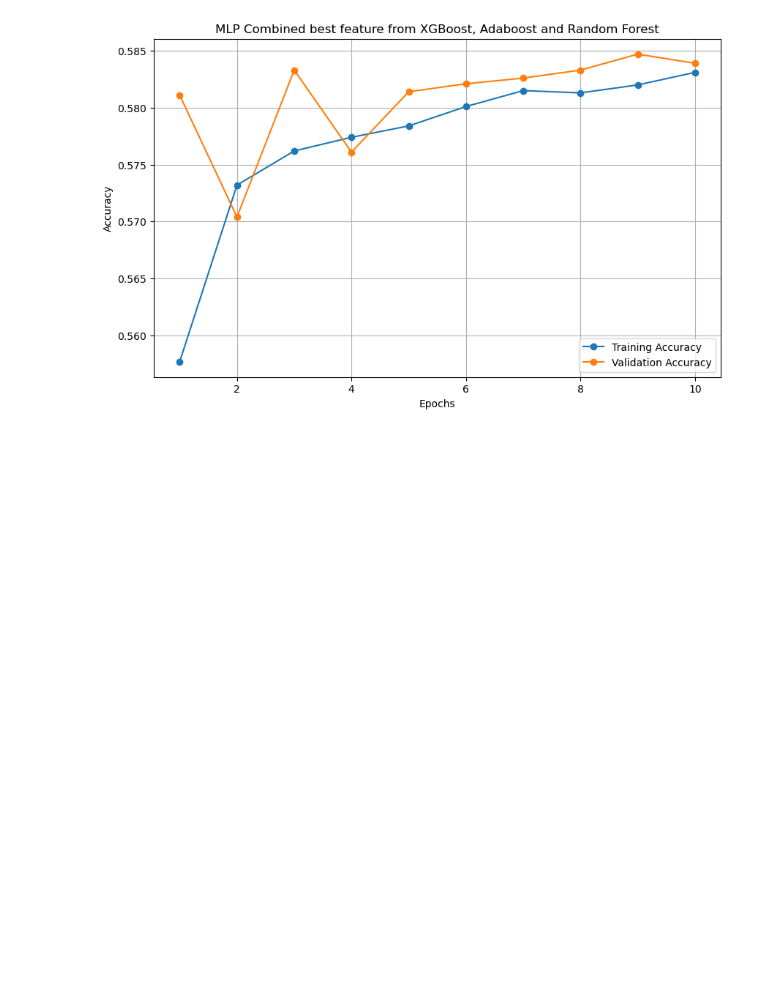
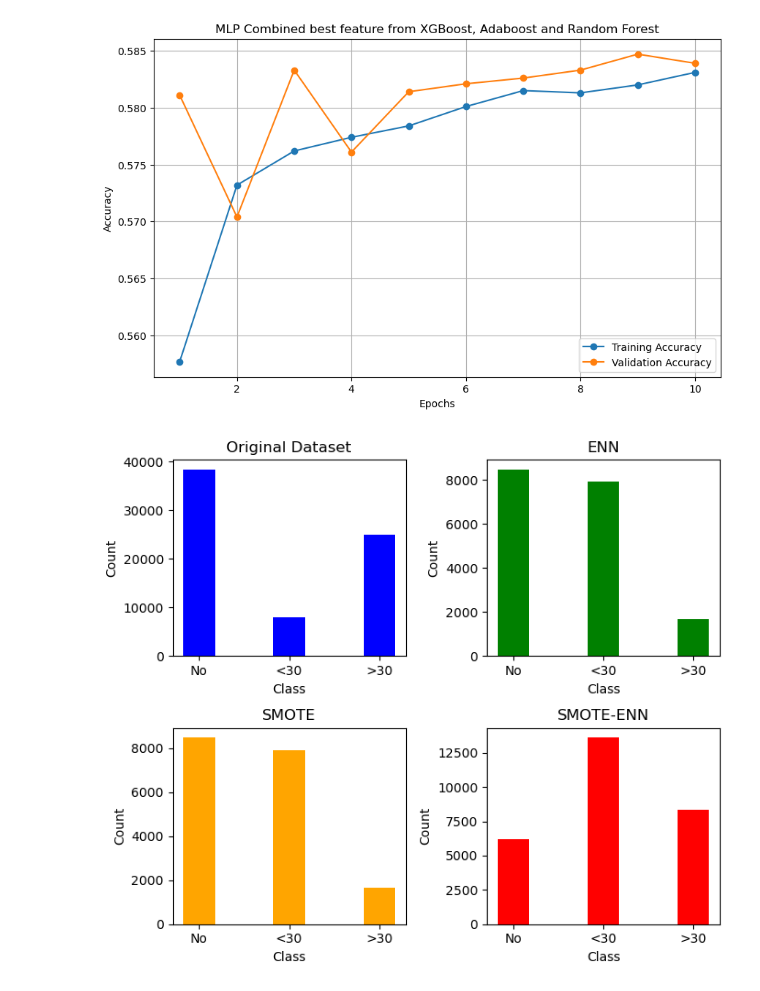
Before and after one commit to DiyadotSaha/ML_Diabetes_Project, a Jupyter notebook: Graphs.ipynb, the cells around one changed output. Drawn from its saved outputs; the diff is of its cells as text; code cells hidden in the pictures; blank space fills up the shorter version.

```diff
--- a/Graphs.ipynb
+++ b/Graphs.ipynb
@@ -91,3 +91,46 @@ plt.grid(True)
 plt.show()
 # %% [output]
 [figure]
+# %%
+import matplotlib.pyplot as plt
+
+# Class distributions
+classes = ['No', '<30', '>30']
+counts_original = [38439, 7922, 24875]
+counts_ENN = [8495, 7922, 1661]
+counts_SMOTE = [8495, 7922, 1661]
+counts_SMOTEEN = [6189, 13615, 8320]
+
+bar_width = 0.35  # Adjust the width as needed
+
+# Plotting the class distributions
+plt.figure(figsize=(7, 6))
+
+plt.subplot(2, 2, 1)
+plt.bar(classes, counts_original, color='blue', width=bar_width)
+plt.title('Original Dataset')
+plt.xlabel('Class')
+plt.ylabel('Count')
+
+plt.subplot(2, 2, 2)
+plt.bar(classes, counts_ENN, color='green', width=bar_width)
+plt.title('ENN')
+plt.xlabel('Class')
+plt.ylabel('Count')
+
+plt.subplot(2, 2, 3)
+plt.bar(classes, counts_SMOTE, color='orange', width=bar_width)
+plt.title('SMOTE')
+plt.xlabel('Class')
+plt.ylabel('Count')
+
+plt.subplot(2, 2, 4)
+plt.bar(classes, counts_SMOTEEN, color='red', width=bar_width)
+plt.title('SMOTE-ENN')
+plt.xlabel('Class')
+plt.ylabel('Count')
+
+plt.tight_layout()
+plt.show()
+# %% [output]
+[figure, added]
```
Also changed, not shown: 7 other files.
